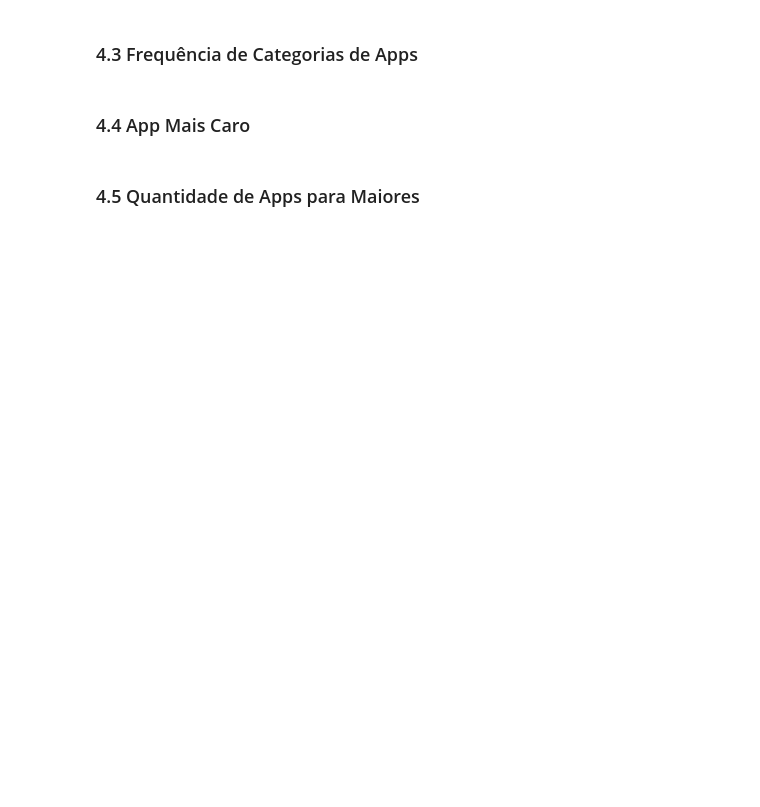
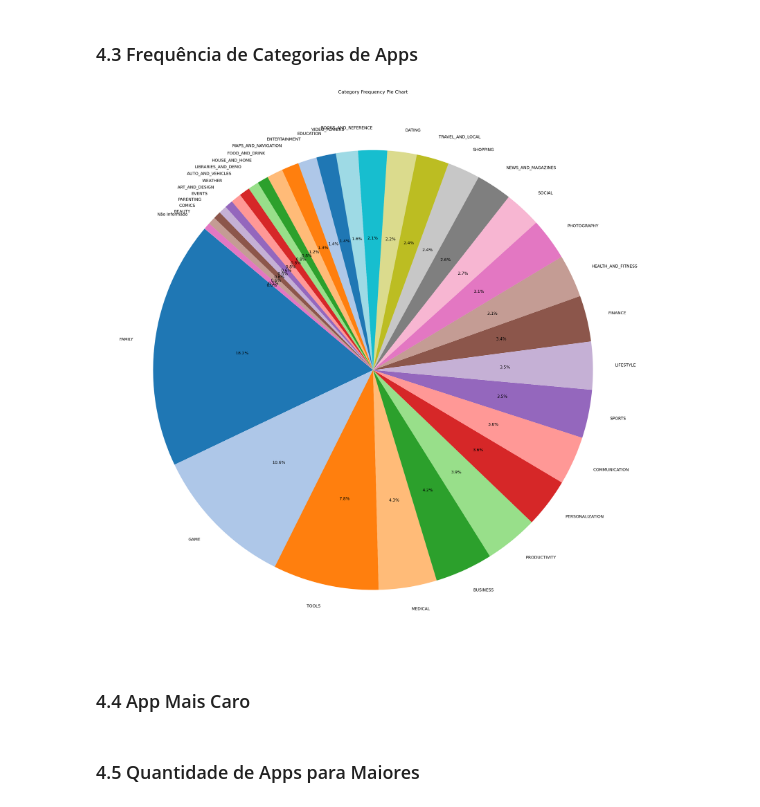
Before and after one commit to jqln-vc/compass-academy, a Jupyter notebook: sprint3/desafio/desafio_analise_dados.ipynb, the cells around one changed output. Drawn from its saved outputs; the diff is of its cells as text; code cells hidden in the pictures; blank space fills up the shorter version.

```diff
--- a/sprint3/desafio/desafio_analise_dados.ipynb
+++ b/sprint3/desafio/desafio_analise_dados.ipynb
@@ -80,3 +550,22 @@ atributos
+# %%
+# Gráfico Pie Chart
+# Calculate frequencies
+category_counts = df['Category'].value_counts()
+
+# Plot a pie chart with larger labels
+plt.figure(figsize=(34, 34))
+plt.pie(
+    category_counts,
+    labels=category_counts.index,
+    autopct='%1.1f%%',
+    startangle=140,
+    colors=plt.cm.tab20.colors,
+    textprops={'fontsize': 14}  # Increase label font size
+)
+plt.title('Category Frequency Pie Chart', fontsize=16)
+plt.show()
+# %% [output]
+[figure, added]
 # %% [markdown]
 ### 4.4 App Mais Caro
 # %% [markdown]
```
Also changed, not shown: parts of 84 cells of this notebook, 6 other files.
